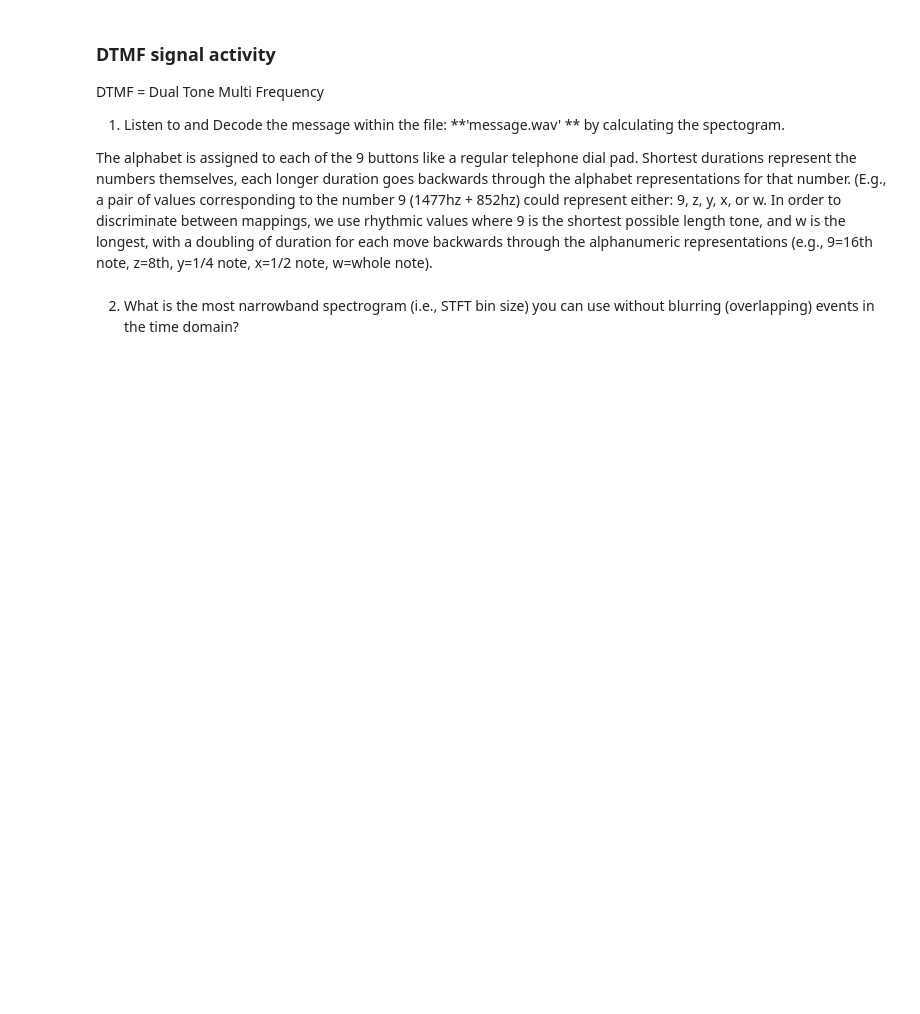
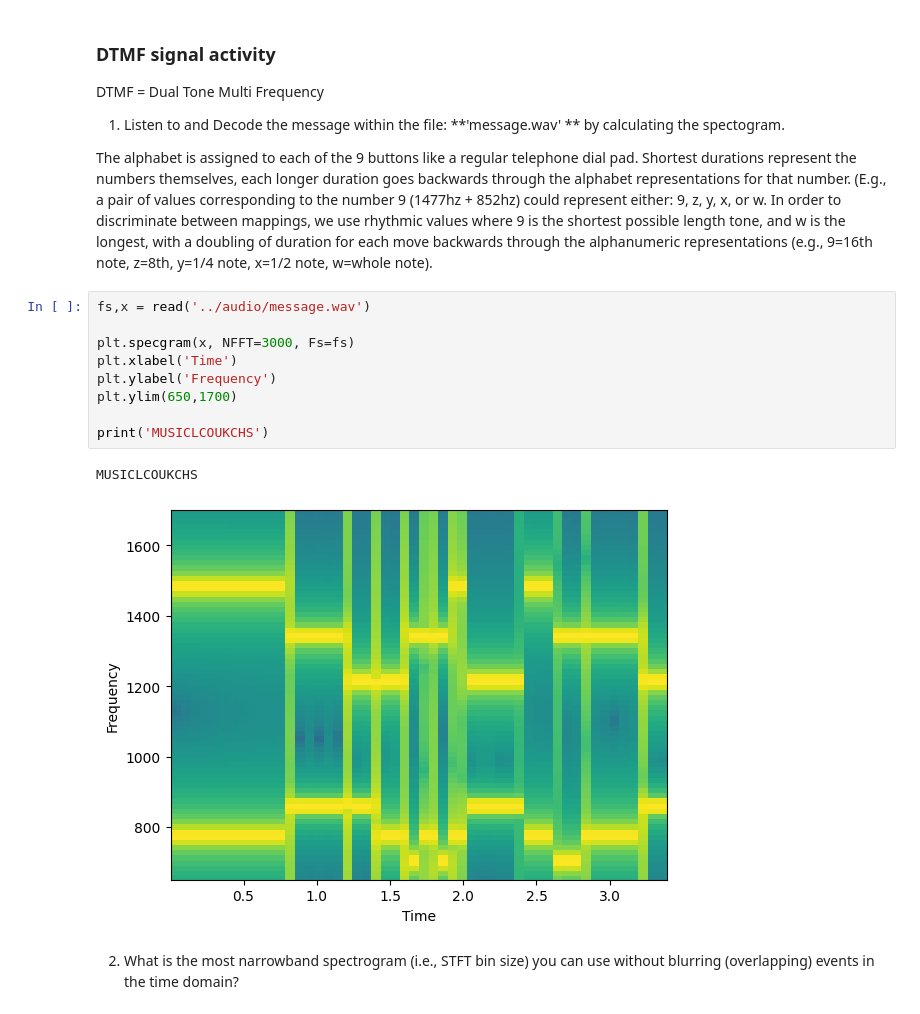
Before and after one commit to jwesterstahl/AudioTechII, a Jupyter notebook: Activities/Activity5_DFT.ipynb, the cells around one changed output. Cells and saved outputs as stored; diff of their text form; blank space fills up the shorter version.

```diff
--- a/Activities/Activity5_DFT.ipynb
+++ b/Activities/Activity5_DFT.ipynb
@@ -92,6 +192,18 @@ DTMF = Dual Tone Multi Frequency
 1) Listen to and Decode the message within the file: **'message.wav' ** by calculating the spectogram.
 
 The alphabet is assigned to each of the 9 buttons like a regular telephone dial pad.  Shortest durations represent the numbers themselves, each longer duration goes backwards through the alphabet representations for that number. (E.g., a pair of values corresponding to the number 9 (1477hz + 852hz) could represent either: 9, z, y, x, or w. In order to discriminate between mappings, we use rhythmic values where 9 is the shortest possible length tone, and w is the longest, with a doubling of duration for each move backwards through the alphanumeric representations (e.g., 9=16th note, z=8th, y=1/4 note, x=1/2 note, w=whole note).
+# %%
+fs,x = read('../audio/message.wav')
+
+plt.specgram(x, NFFT=3000, Fs=fs)
+plt.xlabel('Time')
+plt.ylabel('Frequency')
+plt.ylim(650,1700)
+
+print('MUSICLCOUKCHS')
+# %% [output]
+MUSICLCOUKCHS
+[figure, added]
 # %% [markdown]
 2) What is the most narrowband spectrogram (i.e., STFT bin size) you can use without blurring (overlapping) events in the time domain?
 # %%
```
Also changed, not shown: parts of 4 cells of this notebook.
